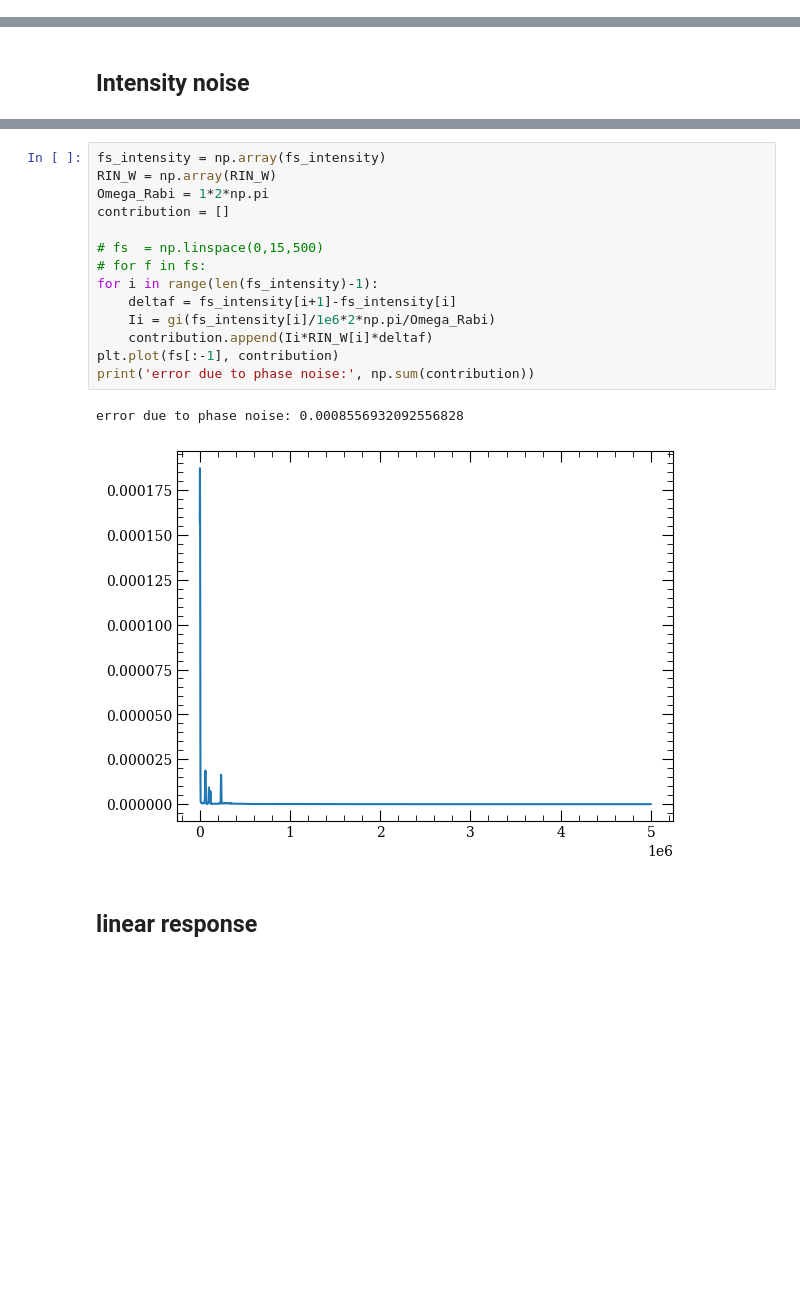
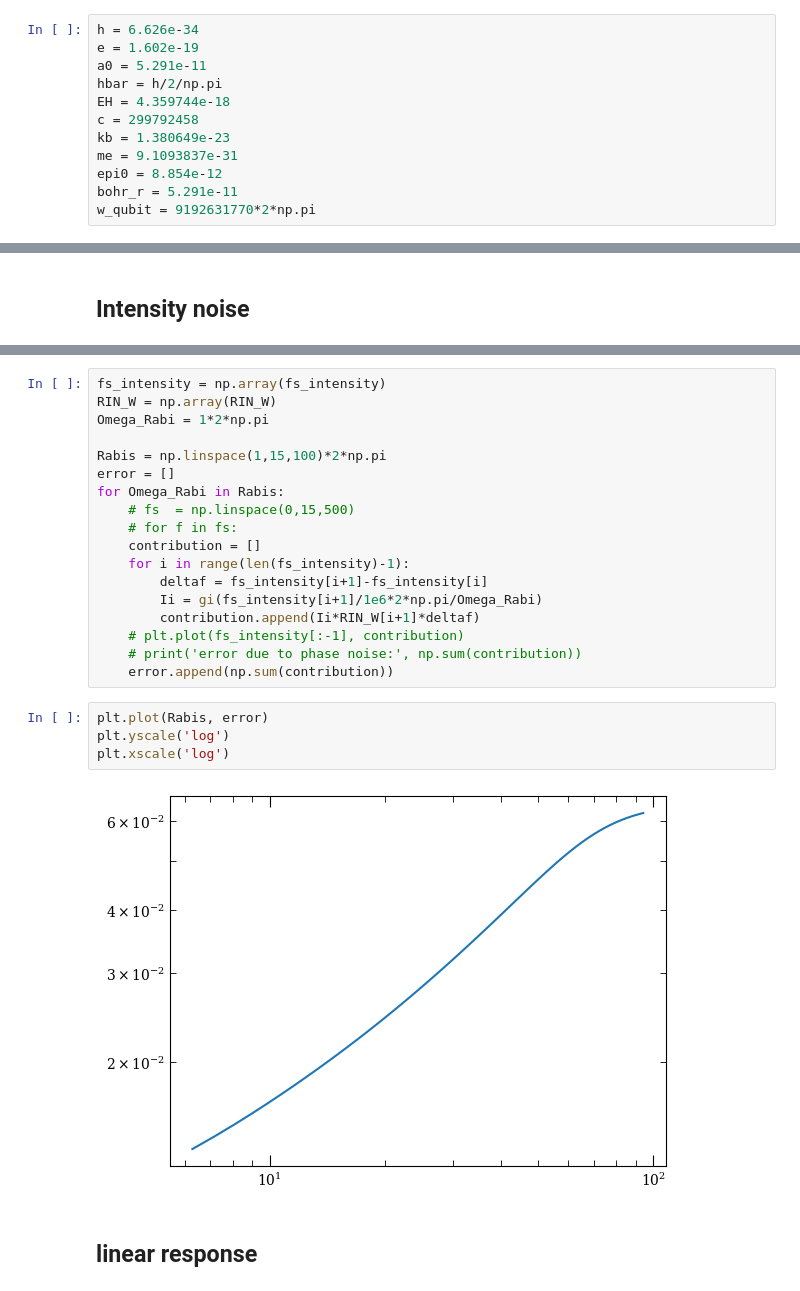
Before and after one commit to Linipun/GateError, a Jupyter notebook: LinearResponse.ipynb, the cells around one changed output, grey strips where cells are left out. Drawn from its saved outputs; the diff is of its cells as text; blank space fills up the shorter version.

```diff
--- a/LinearResponse.ipynb
+++ b/LinearResponse.ipynb
@@ -6,6 +6,18 @@ import matplotlib.pyplot as plt
 from scipy.integrate import quad, dblquad
 import scipy
 from phase_noise import procData, p0dict_638
+# %%
+h = 6.626e-34
+e = 1.602e-19
+a0 = 5.291e-11
+hbar = h/2/np.pi
+EH = 4.359744e-18
+c = 299792458
+kb = 1.380649e-23
+me = 9.1093837e-31
+epi0 = 8.854e-12
+bohr_r = 5.291e-11
+w_qubit = 9192631770*2*np.pi
 # %% [markdown]
 <h2>Transfer function</h2>
 # %%
@@ -127,19 +154,26 @@ RIN_W = db_to_w(RIN_dbc)
 fs_intensity = np.array(fs_intensity)
 RIN_W = np.array(RIN_W)
 Omega_Rabi = 1*2*np.pi
-contribution = []
 
-# fs  = np.linspace(0,15,500)
-# for f in fs:
-for i in range(len(fs_intensity)-1):
-    deltaf = fs_intensity[i+1]-fs_intensity[i]
-    Ii = gi(fs_intensity[i]/1e6*2*np.pi/Omega_Rabi)
-    contribution.append(Ii*RIN_W[i]*deltaf)
-plt.plot(fs[:-1], contribution)
-print('error due to phase noise:', np.sum(contribution))
+Rabis = np.linspace(1,15,100)*2*np.pi
+error = []
+for Omega_Rabi in Rabis:
+    # fs  = np.linspace(0,15,500)
+    # for f in fs:
+    contribution = []
+    for i in range(len(fs_intensity)-1):
+        deltaf = fs_intensity[i+1]-fs_intensity[i]
+        Ii = gi(fs_intensity[i+1]/1e6*2*np.pi/Omega_Rabi)
+        contribution.append(Ii*RIN_W[i+1]*deltaf)
+    # plt.plot(fs_intensity[:-1], contribution)
+    # print('error due to phase noise:', np.sum(contribution))
+    error.append(np.sum(contribution))
-# %% [output]
-error due to phase noise: 0.0008556932092556828
-[figure, removed]
+# %%
+plt.plot(Rabis, error)
+plt.yscale('log')
+plt.xscale('log')
+# %% [output]
+[figure, added]
 # %% [markdown]
 <h2> linear response </h2>
 # %%
```
Also changed, not shown: parts of 10 cells of this notebook, 12 other files.
